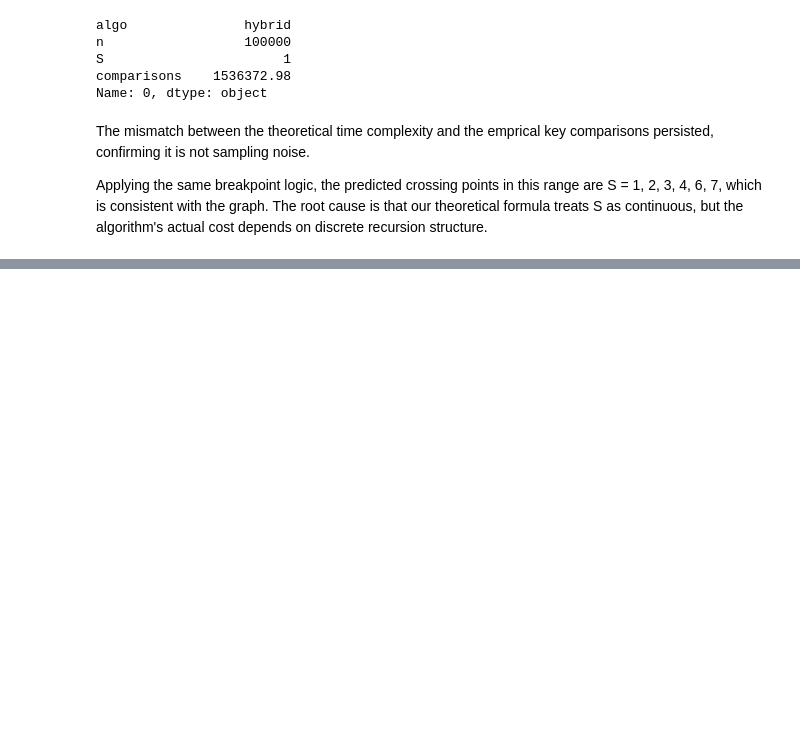
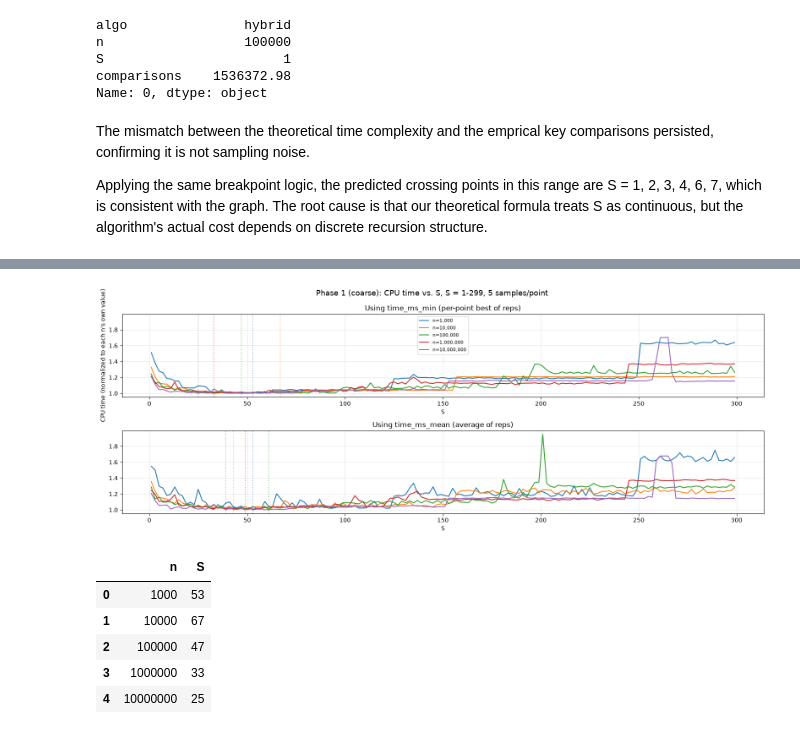
Before and after one commit to wheyy/merge-insertion-hybrid, a Jupyter notebook: analysis.ipynb, the cells around one changed output, grey strips where cells are left out. Cells and saved outputs as stored; diff of their text form; code cells hidden in the pictures; blank space fills up the shorter version.

```diff
--- a/analysis.ipynb
+++ b/analysis.ipynb
@@ -616,0 +688,44 @@ plain merge sort, while the CPU-time-optimal `S` is where the hybrid approach ac
+# %%
+fig, axes = plt.subplots(2, 1, figsize=(16, 6), sharey=True)
+
+coarse_best_rows = []
+for i, n_study in enumerate(N_STUDY):
+    sub = df_ciii_coarse[df_ciii_coarse["n"] == n_study]
+    best_row = sub.loc[sub["time_ms_min"].idxmin()]
+    coarse_best_rows.append({"n": int(n_study), "S": int(best_row["S"])})
+    color = f"C{i}"
+
+    # Min subplot
+    axes[0].plot(sub["S"], sub["time_ms_min"] / sub["time_ms_min"].min(),
+                 "-", markersize=3, color=color, label=f"n={n_study:,}")
+    axes[0].axvline(best_row["S"], color=color, linestyle=":", alpha=0.5)
+
+    # Mean subplot (normalized to its OWN min metric's min, for a fair same-scale comparison)
+    axes[1].plot(sub["S"], sub["time_ms_mean"] / sub["time_ms_mean"].min(),
+                 "-", markersize=3, color=color, label=f"n={n_study:,}")
+    best_row_mean = sub.loc[sub["time_ms_mean"].idxmin()]
+    axes[1].axvline(best_row_mean["S"], color=color, linestyle=":", alpha=0.5)
+
+axes[0].set_title("Using time_ms_min (per-point best of reps)")
+axes[1].set_title("Using time_ms_mean (average of reps)")
+for ax in axes:
+    ax.set_xlabel("S")
+    ax.grid(True, alpha=0.3)
+axes[0].set_ylabel("CPU time (normalized to each n's own value)")
+axes[0].legend(fontsize=8)
+
+fig.suptitle(f"Phase 1 (coarse): CPU time vs. S, S = {S_COARSE.min()}-{S_COARSE.max()}, "
+             f"{REPS_COARSE} samples/point", fontsize=13)
+plt.tight_layout()
+plt.show()
+
+df_coarse_best = pd.DataFrame(coarse_best_rows)
+df_coarse_best
+# %% [output]
+[figure, added]
+|  | n | S |
+| 0 | 1000 | 53 |
+| 1 | 10000 | 67 |
+| 2 | 100000 | 47 |
+| 3 | 1000000 | 33 |
+| 4 | 10000000 | 25 |
```
Also changed, not shown: parts of 20 cells of this notebook, 4 other files.
